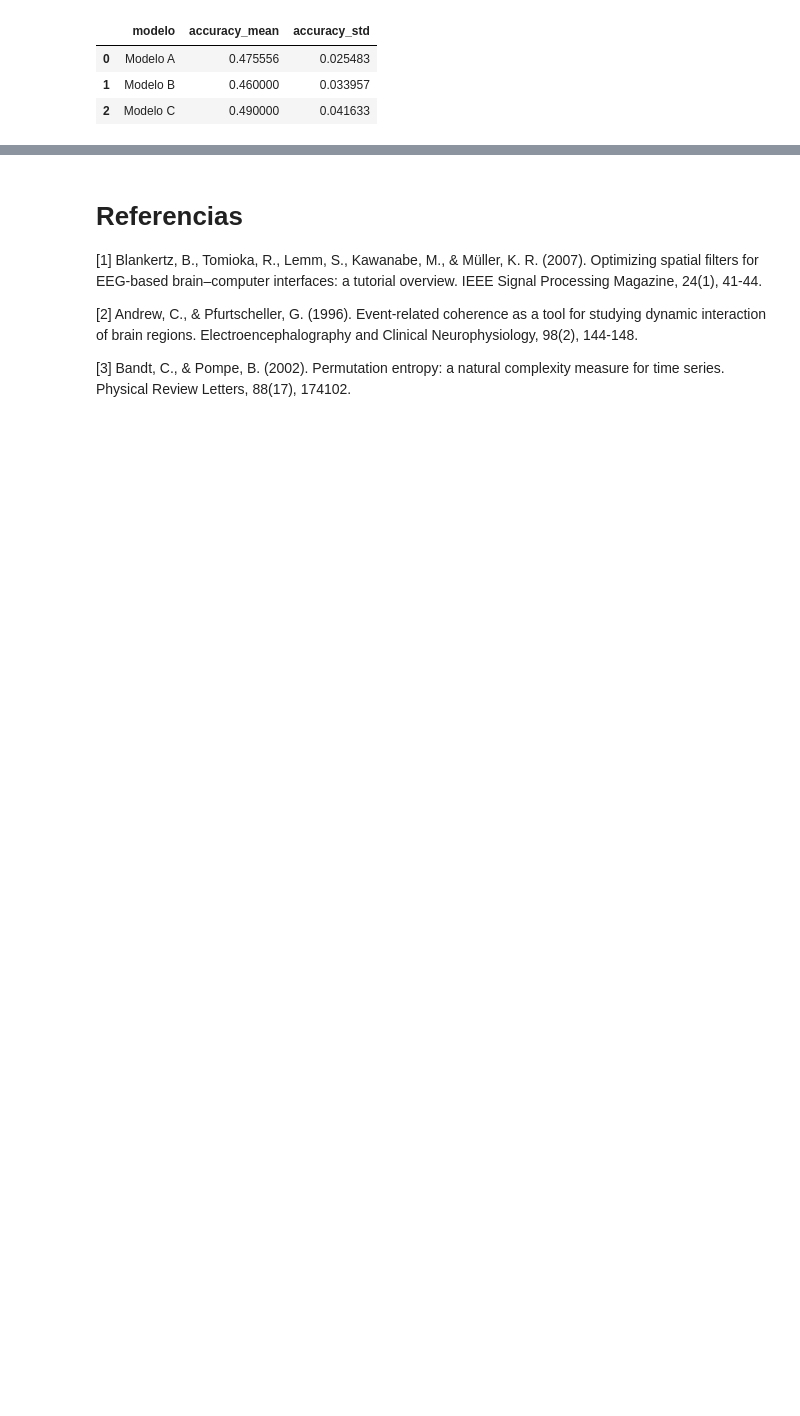
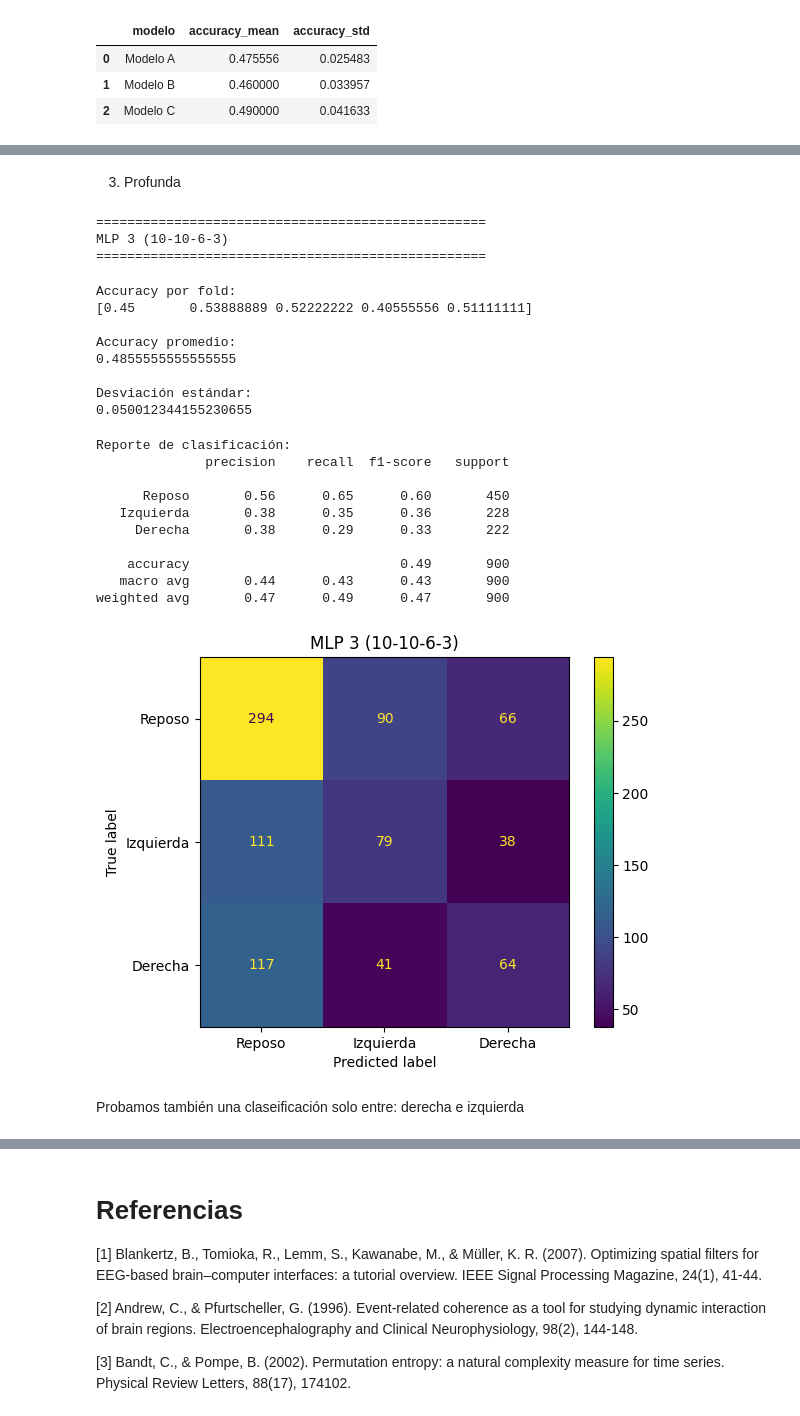
Before and after one commit to luhernandez12/Proyecto2-KarenAgudelo-LuisaHernandez, a Jupyter notebook: Codigo.ipynb, the cells around one changed output, grey strips where cells are left out. Saved outputs shown, nothing was run; the diff lists cells and outputs as text; code cells hidden in the pictures; blank space fills up the shorter version.

```diff
--- a/Codigo.ipynb
+++ b/Codigo.ipynb
@@ -1874,0 +2048,34 @@ comparacion
+# %% [markdown]
+3. Profunda
+# %%
+scores3, cm3 = evaluar_mlp(
+    df_dataset_completo,
+    features_C,
+    arquitectura=(10,6),
+    nombre_modelo='MLP 3 (10-10-6-3)'
+)
+# %% [output]
+==================================================
+MLP 3 (10-10-6-3)
+==================================================
+Accuracy por fold:
+[0.45       0.53888889 0.52222222 0.40555556 0.51111111]
+
+Accuracy promedio:
+0.4855555555555555
+
+Desviación estándar:
+0.050012344155230655
+Reporte de clasificación:
+              precision    recall  f1-score   support
+
+      Reposo       0.56      0.65      0.60       450
+   Izquierda       0.38      0.35      0.36       228
+     Derecha       0.38      0.29      0.33       222
+
+    accuracy                           0.49       900
+   macro avg       0.44      0.43      0.43       900
+weighted avg       0.47      0.49      0.47       900
+[figure, added]
+# %% [markdown]
+Probamos también una claseificación solo entre: derecha e izquierda
```
Also changed, not shown: parts of 15 cells of this notebook.
